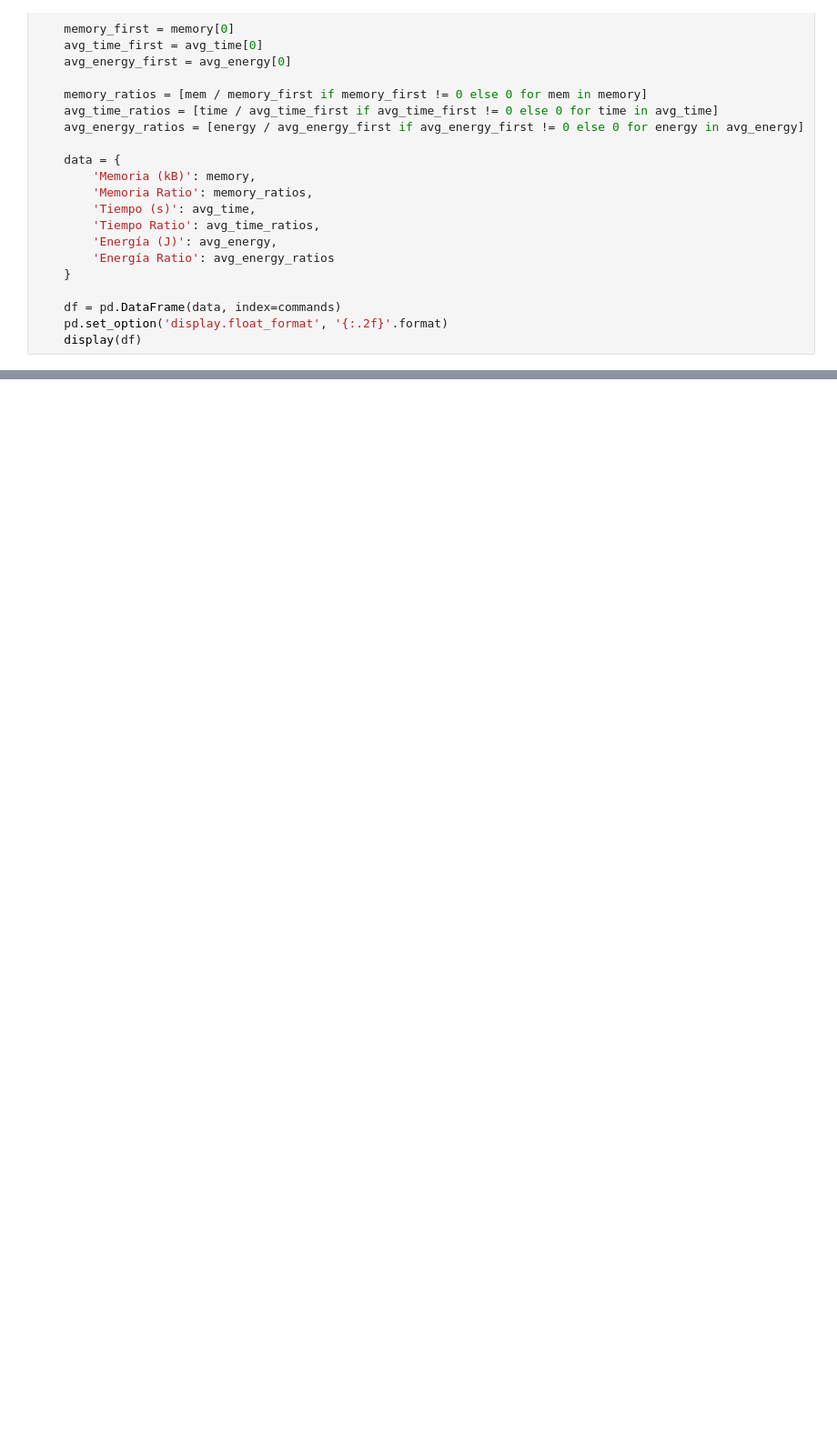
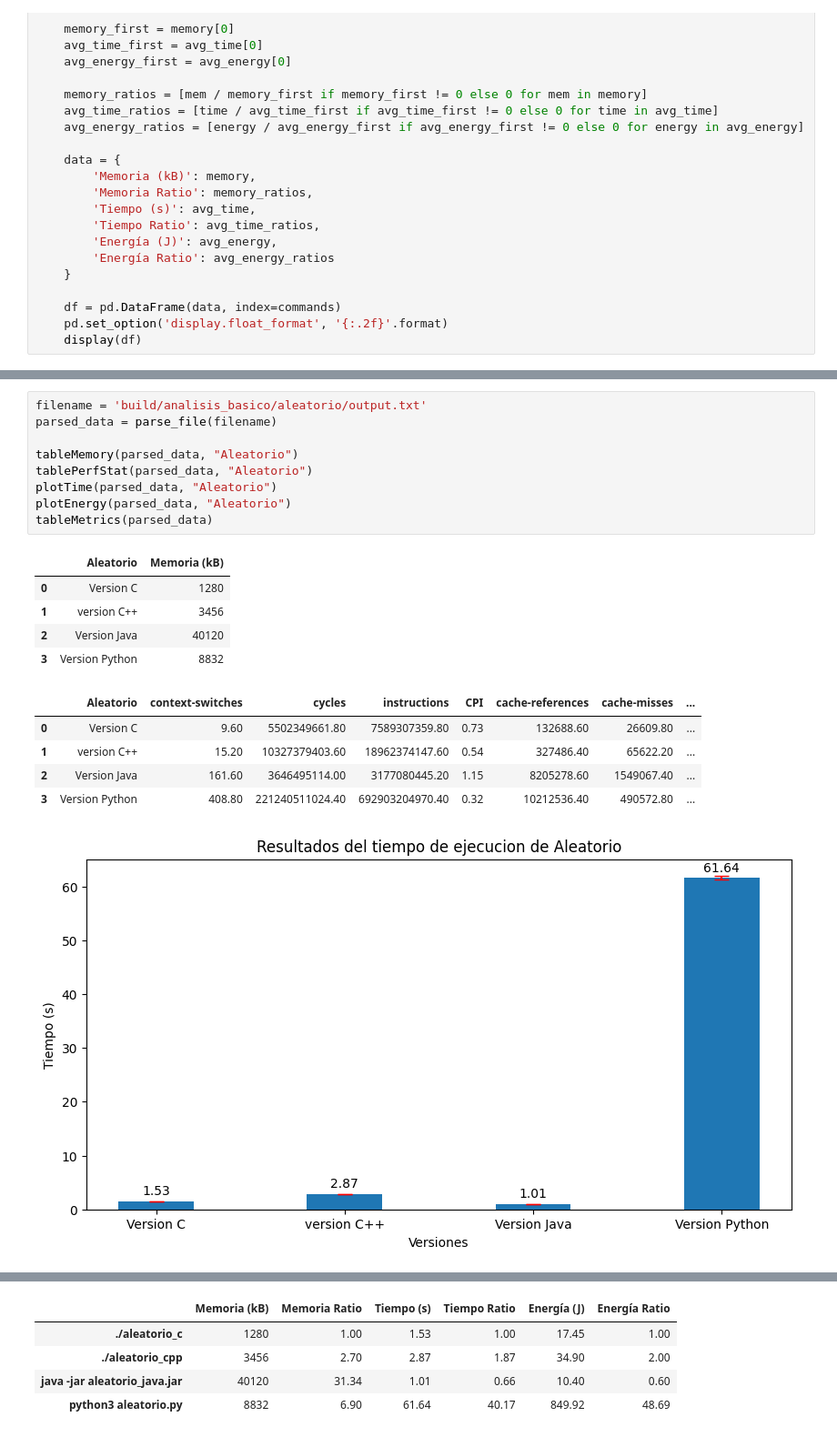
Before and after one commit to Kaijie125/LanguagePerformance, a Jupyter notebook: resultados.ipynb, the cells around one changed output, grey strips where cells are left out. Shown at 91% size. Saved outputs shown, nothing was run; the diff lists cells and outputs as text; blank space fills up the shorter version.

```diff
--- a/resultados.ipynb
+++ b/resultados.ipynb
@@ -796,0 +278,21 @@ tableMetrics(parsed_data)
+# %%
+filename = 'build/analisis_basico/aleatorio/output.txt'
+parsed_data = parse_file(filename)
+
+tableMemory(parsed_data, "Aleatorio")
+tablePerfStat(parsed_data, "Aleatorio")
+plotTime(parsed_data, "Aleatorio")
+plotEnergy(parsed_data, "Aleatorio")
+tableMetrics(parsed_data)
+# %% [output]
+|  | Aleatorio | Memoria (kB) |
+| 0 | Version C | 1280 |
+| 1 | version C++ | 3456 |
+| 2 | Version Java | 40120 |
+| 3 | Version Python | 8832 |
+|  | Aleatorio | context-switches | cycles | instructions | CPI | cache-references | cache-misses | ... |
+| 0 | Version C | 9.60 | 5502349661.80 | 7589307359.80 | 0.73 | 132688.60 | 26609.80 | ... |
+| 1 | version C++ | 15.20 | 10327379403.60 | 18962374147.60 | 0.54 | 327486.40 | 65622.20 | ... |
+| 2 | Version Java | 161.60 | 3646495114.00 | 3177080445.20 | 1.15 | 8205278.60 | 1549067.40 | ... |
+| 3 | Version Python | 408.80 | 221240511024.40 | 692903204970.40 | 0.32 | 10212536.40 | 490572.80 | ... |
+[figure, added]
@@ -796,0 +300,5 @@ tableMetrics(parsed_data)
+|  | Memoria (kB) | Memoria Ratio | Tiempo (s) | Tiempo Ratio | Energía (J) | Energía Ratio |
+| ./aleatorio_c | 1280 | 1.00 | 1.53 | 1.00 | 17.45 | 1.00 |
+| ./aleatorio_cpp | 3456 | 2.70 | 2.87 | 1.87 | 34.90 | 2.00 |
+| java -jar aleatorio_java.jar | 40120 | 31.34 | 1.01 | 0.66 | 10.40 | 0.60 |
+| python3 aleatorio.py | 8832 | 6.90 | 61.64 | 40.17 | 849.92 | 48.69 |
```
Also changed, not shown: parts of 45 cells of this notebook.
